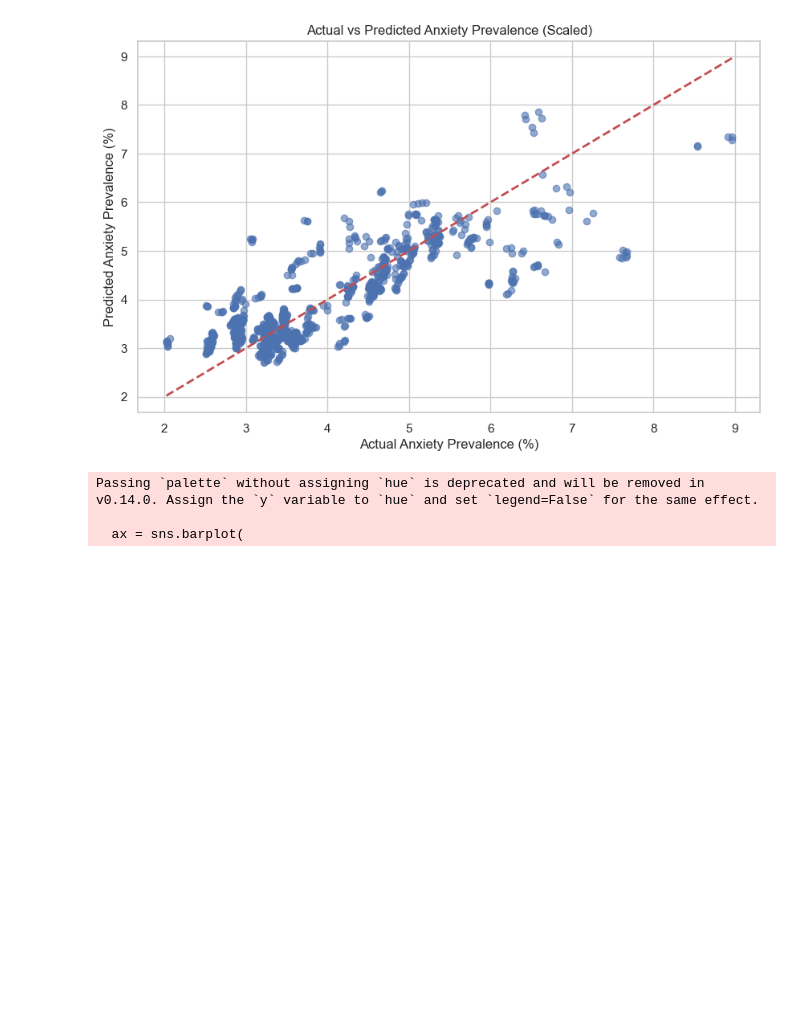
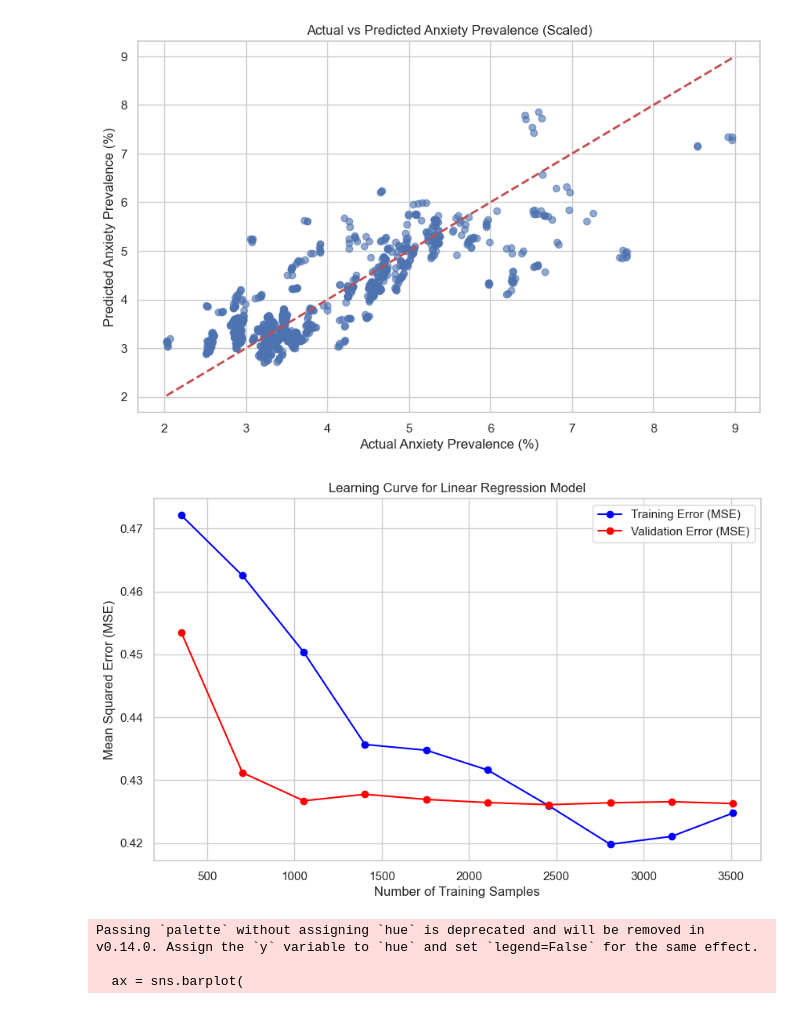
Before and after one commit to tonywahome/linear_regression_model, a Jupyter notebook: linear_regression/multivariate.ipynb, the cells around one changed output. Cells and saved outputs as stored; diff of their text form; code cells hidden in the pictures; blank space fills up the shorter version.

Commit message:
multivariate plots

```diff
--- a/linear_regression/multivariate.ipynb
+++ b/linear_regression/multivariate.ipynb
@@ -383,6 +380,37 @@ Root Mean Squared Error (Scaled): 0.6380282572097685
 Root Mean Squared Error (Train Scaled): 0.6518734556299662
 R-squared (Scaled): 0.6786306586306867
 [figure]
+# %%
+from sklearn.model_selection import learning_curve
+
+train_sizes, train_scores, test_scores = learning_curve(
+    estimator=lr_model,
+    X=X_train_scaled,
+    y=y_train,
+    cv=5, # 5-fold cross-validation
+    scoring='neg_mean_squared_error',
+    n_jobs=-1, # Use all available CPU cores
+    train_sizes=np.linspace(0.1, 1.0, 10) # Use 10 different training set sizes
+)
+
+# Calculate the mean and standard deviation of the scores
+# We take the negative because we used 'neg_mean_squared_error'
+train_mean = -np.mean(train_scores, axis=1)
+test_mean = -np.mean(test_scores, axis=1)
+
+# Plot the learning curve
+plt.figure(figsize=(10, 6))
+plt.plot(train_sizes, train_mean, 'o-', color='blue', label='Training Error (MSE)')
+plt.plot(train_sizes, test_mean, 'o-', color='red', label='Validation Error (MSE)')
+
+plt.xlabel('Number of Training Samples')
+plt.ylabel('Mean Squared Error (MSE)')
+plt.title('Learning Curve for Linear Regression Model')
+plt.legend()
+plt.grid(True)
+plt.show()
+# %% [output]
+[figure, added]
 # %%
 # create dataframe with coefficients
 coefficient_df = pd.DataFrame({
```
Also changed, not shown: parts of 8 cells of this notebook, 1 other file.
